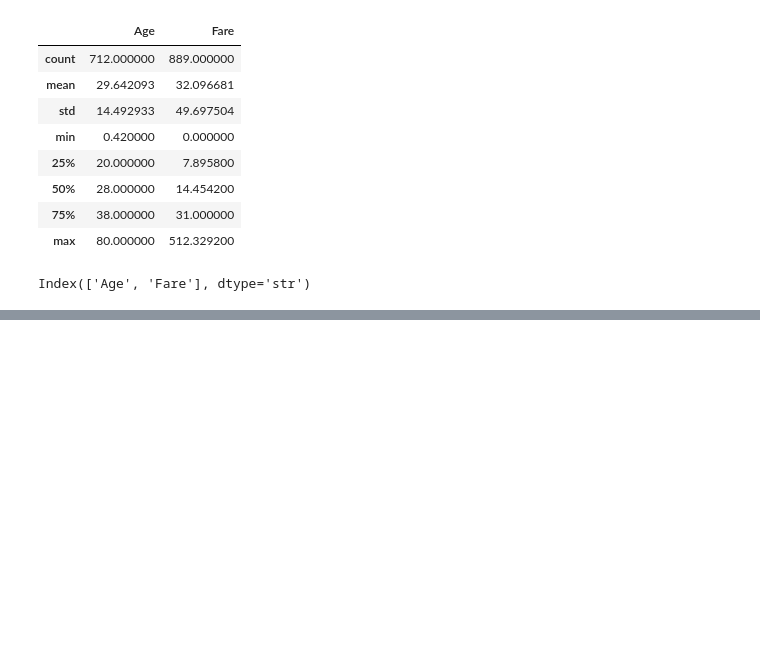
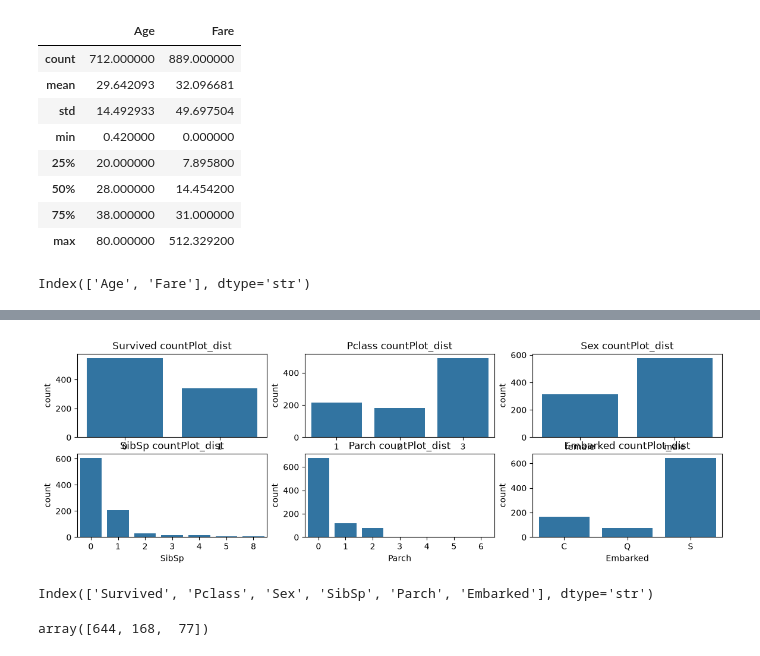
Before and after one commit to Maha-123-dot/Ai_diploma_master, a Jupyter notebook: DA/preprocessing.ipynb, the cells around one changed output, grey strips where cells are left out. Cells and saved outputs as stored; diff of their text form; code cells hidden in the pictures; blank space fills up the shorter version.

```diff
--- a/DA/preprocessing.ipynb
+++ b/DA/preprocessing.ipynb
@@ -185,0 +389,23 @@ Index(['Age', 'Fare'], dtype='str')
+# %%
+cat_cols = df.select_dtypes("category").columns
+
+plt.figure(figsize=(14,4))
+
+for i, col in enumerate(cat_cols):
+    plt.subplot(2,3,i+1)
+    unique=df[col].value_counts()
+    sns.countplot(x=col, data=df)
+    plt.title(f"{col} countPlot_dist")
+# %% [output]
+[figure, added]
+# %%
+cat_cols
+# %% [output]
+Index(['Survived', 'Pclass', 'Sex', 'SibSp', 'Parch', 'Embarked'], dtype='str')
+# %%
+unique=df[col].value_counts()
+count=unique.values
+category=
+count
+# %% [output]
+array([644, 168,  77])
```
Also changed, not shown: parts of 18 cells of this notebook, 9 other files.
